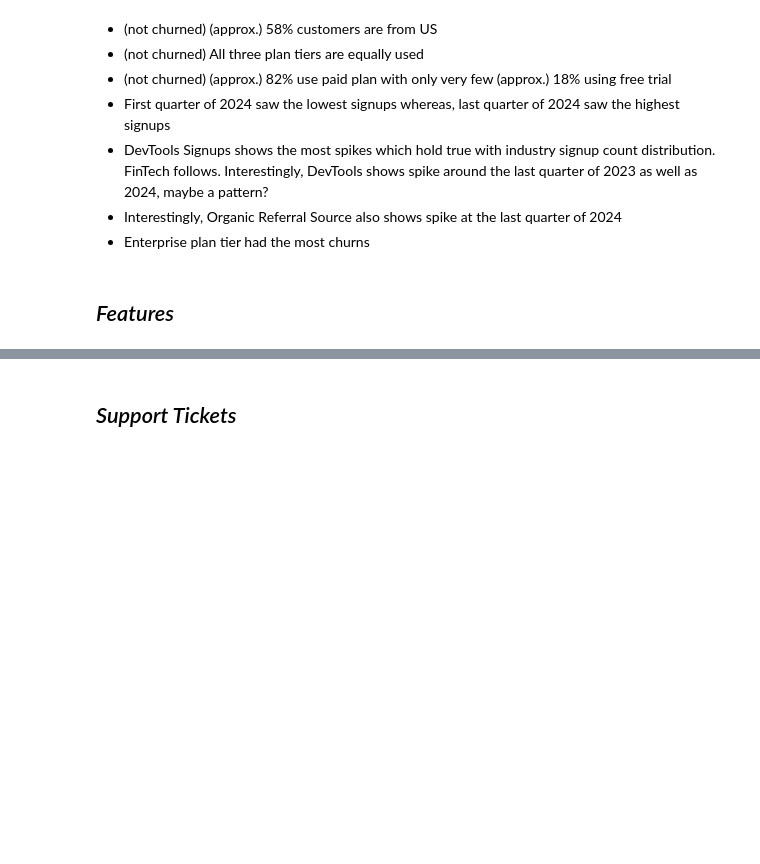
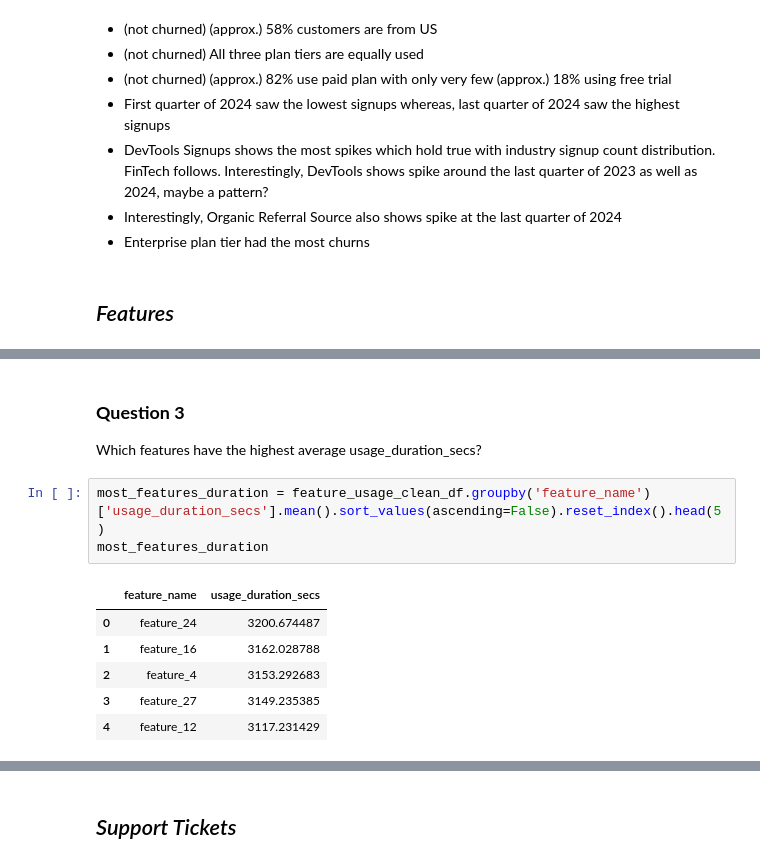
Before and after one commit to UjjwalKarkeyy/Falconstack_SaaS_Growth_Retention, a Jupyter notebook: ETL/etl2_eda.ipynb, the cells around one changed output, grey strips where cells are left out. Saved outputs shown, nothing was run; the diff lists cells and outputs as text; blank space fills up the shorter version.

Commit message:
Done: 1. Features table answered
ToDo:
1. Support tickets, subscriptions, & churn events tables remaining

```diff
--- a/ETL/etl2_eda.ipynb
+++ b/ETL/etl2_eda.ipynb
@@ -219,0 +276,13 @@ Questions
+# %% [markdown]
+### **Question 3**
+Which features have the highest average usage_duration_secs?
+# %%
+most_features_duration = feature_usage_clean_df.groupby('feature_name')['usage_duration_secs'].mean().sort_values(ascending=False).reset_index().head(5)
+most_features_duration
+# %% [output]
+|  | feature_name | usage_duration_secs |
+| 0 | feature_24 | 3200.674487 |
+| 1 | feature_16 | 3162.028788 |
+| 2 | feature_4 | 3153.292683 |
+| 3 | feature_27 | 3149.235385 |
+| 4 | feature_12 | 3117.231429 |
```
Also changed, not shown: parts of 38 cells of this notebook.
